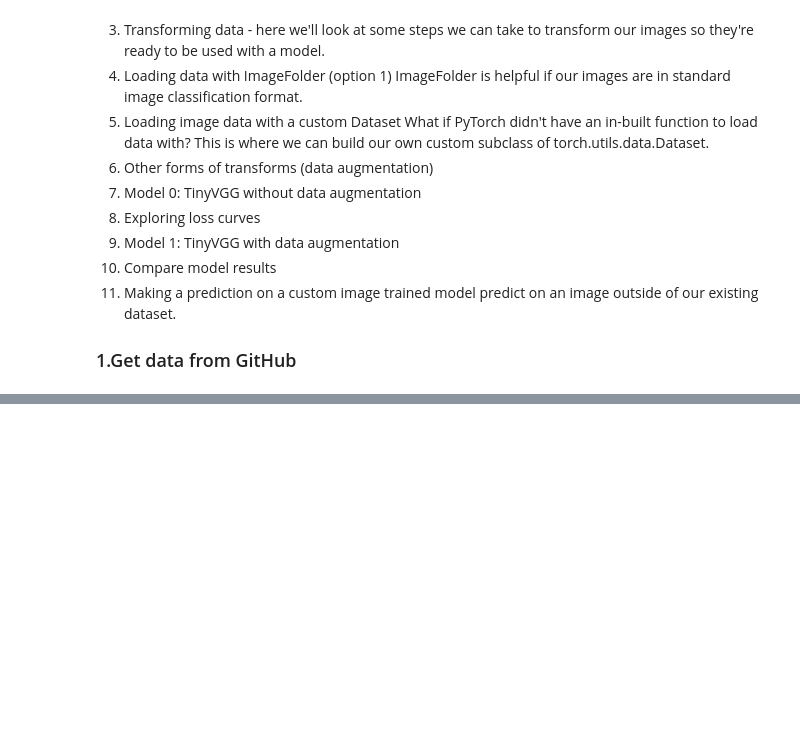
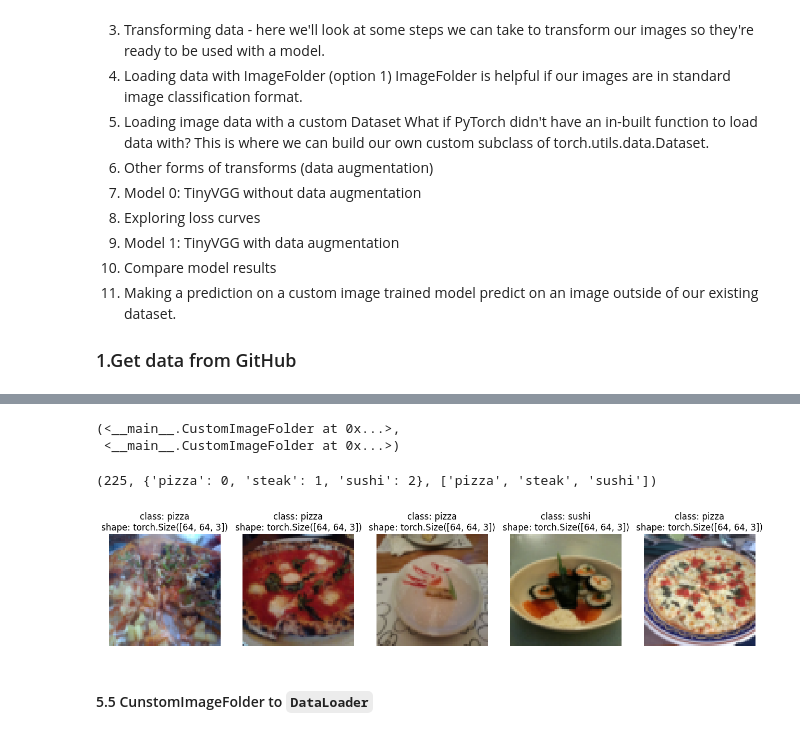
Before and after one commit to kailas711/ZTM-PyTorch, a Jupyter notebook: 04 . PyTorch Custom Datasets.ipynb, the cells around one changed output, grey strips where cells are left out. Saved outputs shown, nothing was run; the diff lists cells and outputs as text; code cells hidden in the pictures; blank space fills up the shorter version.

```diff
--- a/04 . PyTorch Custom Datasets.ipynb
+++ b/04 . PyTorch Custom Datasets.ipynb
@@ -58,0 +323,4 @@ Preparing data......
+# %%
+for i in os.scandir(image_path/"train"):
+    print(i.name)
+    print(i.path)
@@ -58,0 +411,64 @@ Preparing data......
+# %%
+train_data_custom = CustomImageFolder(transform=train_transforms,
+                                      tar_dir=train_path)
+test_data_custom = CustomImageFolder(transform=test_transforms,
+                                     tar_dir=test_path)
+
+train_data_custom, test_data_custom
+# %% [output]
+(<__main__.CustomImageFolder at 0x...>,
+ <__main__.CustomImageFolder at 0x...>)
+# %%
+len(train_data_custom), train_data_custom.classes , train_data_custom.class_to_idx
+# %% [output]
+(225, {'pizza': 0, 'steak': 1, 'sushi': 2}, ['pizza', 'steak', 'sushi'])
+# %%
+# 1. Take in a Dataset as well as a list of class names
+def display_random_images(dataset: torch.utils.data.dataset.Dataset,
+                          classes: List[str] = None,
+                          n: int = 10,
+                          display_shape: bool = True,
+                          seed: int = None):
+
+    # 2. Adjust display if n too high
+    if n > 10:
+        n = 10
+        display_shape = False
+        print(f"For display purposes, n shouldn't be larger than 10, setting to 10 and removing shape display.")
+
+    # 3. Set random seed
+    if seed:
+        random.seed(seed)
+
+    # 4. Get random sample indexes
+    random_samples_idx = random.sample(range(len(dataset)), k=n)
+
+    # 5. Setup plot
+    plt.figure(figsize=(16, 8))
+
+    # 6. Loop through samples and display random samples
+    for i, targ_sample in enumerate(random_samples_idx):
+        targ_image, targ_label = dataset[targ_sample][0], dataset[targ_sample][1]
+
+        # 7. Adjust image tensor shape for plotting: [color_channels, height, width] -> [color_channels, height, width]
+        targ_image_adjust = targ_image.permute(1, 2, 0)
+
+        # Plot adjusted samples
+        plt.subplot(1, n, i+1)
+        plt.imshow(targ_image_adjust)
+        plt.axis("off")
+        if classes:
+            title = f"class: {classes[targ_label]}"
+            if display_shape:
+                title = title + f"\nshape: {targ_image_adjust.shape}"
+        plt.title(title)
+
+# Display random images from ImageFolder created Dataset
+display_random_images(train_data,
+                      n=5,
+                      classes=class_names,
+                      seed=None)
+# %% [output]
+[figure, added]
+# %% [markdown]
+#### 5.5 CunstomImageFolder to `DataLoader`
```
Also changed, not shown: parts of 35 cells of this notebook.
